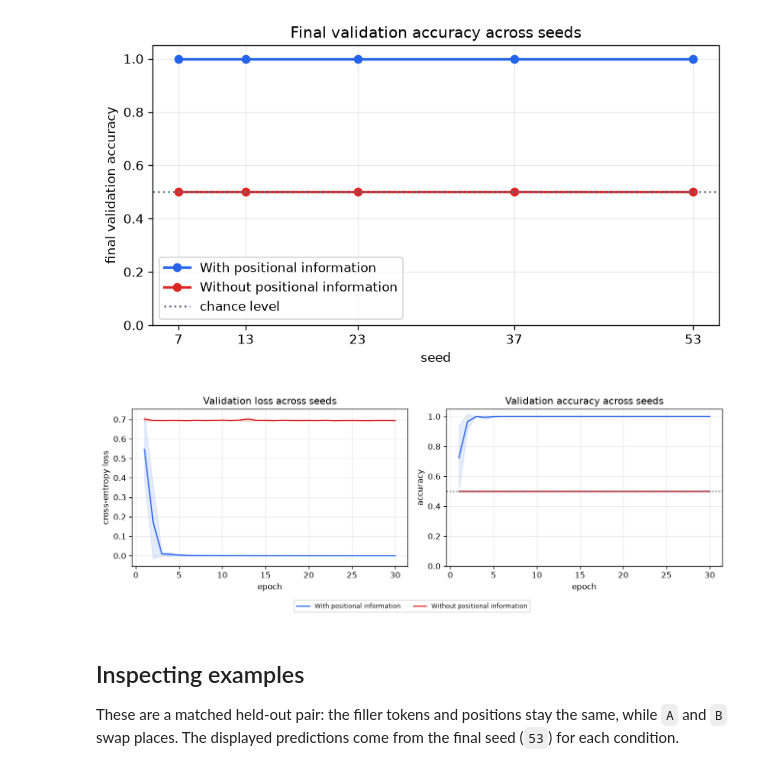
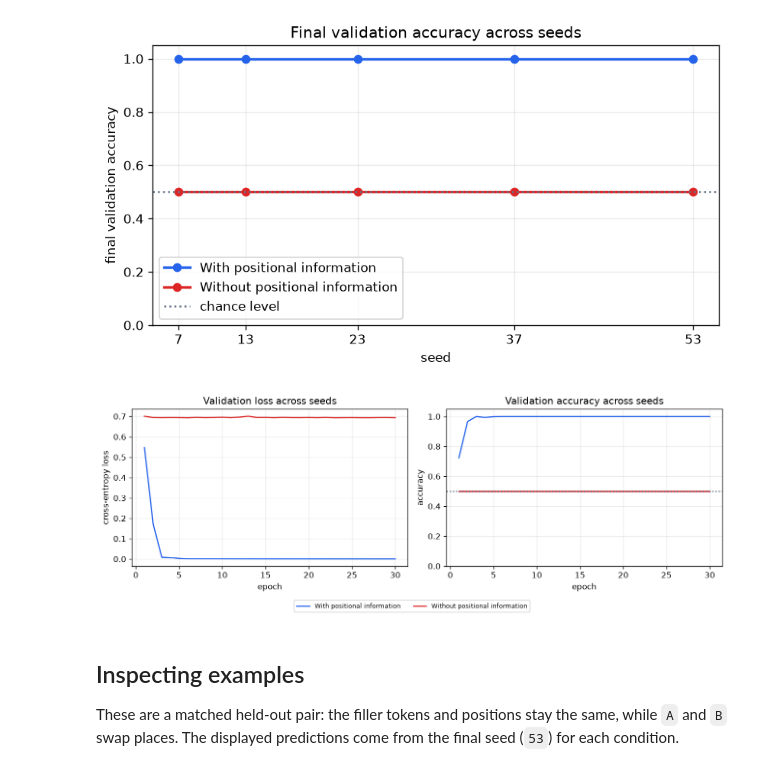
Before and after one commit to SaqlainXoas/ai-research-notes, a Jupyter notebook: experiments/positional-information/positional-information.ipynb, the cells around one changed output. Cells and saved outputs as stored; diff of their text form; code cells hidden in the pictures.

Commit message:
Simplify positional ablation visuals

```diff
--- a/experiments/positional-information/positional-information.ipynb
+++ b/experiments/positional-information/positional-information.ipynb
@@ -276,31 +276,30 @@ plt.show()
 # %%
 epochs_axis = range(1, epochs + 1)
 fig, axes = plt.subplots(1, 2, figsize=(11, 3.8))
 
 for condition in colors:
     condition_histories = [histories[(seed, condition)] for seed in seeds]
     for metric, axis, title, ylabel in [
         ('loss', axes[0], 'Validation loss across seeds', 'cross-entropy loss'),
         ('accuracy', axes[1], 'Validation accuracy across seeds', 'accuracy'),
     ]:
         validation_values = torch.tensor([history[f'validation_{metric}'] for history in condition_histories])
-        validation_mean, validation_std = validation_values.mean(dim=0), validation_values.std(dim=0)
+        validation_mean = validation_values.mean(dim=0)
         axis.plot(epochs_axis, validation_mean, color=colors[condition], label=condition)
-        axis.fill_between(epochs_axis, validation_mean - validation_std, validation_mean + validation_std, color=colors[condition], alpha=0.12)
         axis.set_title(title)
         axis.set_xlabel('epoch')
         axis.set_ylabel(ylabel)
         axis.grid(alpha=0.25)
 
 axes[1].set_ylim(0.0, 1.05)
 axes[1].axhline(0.5, color='#64748b', linestyle=':')
 handles, labels = axes[1].get_legend_handles_labels()
 fig.legend(handles, labels, loc='lower center', ncol=2, fontsize=8, bbox_to_anchor=(0.5, -0.03))
 fig.tight_layout(rect=(0, 0.04, 1, 1))
 fig.savefig(figures_dir / 'training-curves.png', bbox_inches='tight')
 plt.show()
 # %% [output]
-[figure, old version]
+[figure, new version]
 # %% [markdown]
 ## Inspecting examples
 
```
Also changed, not shown: parts of 1 cell of this notebook, 2 other files.
